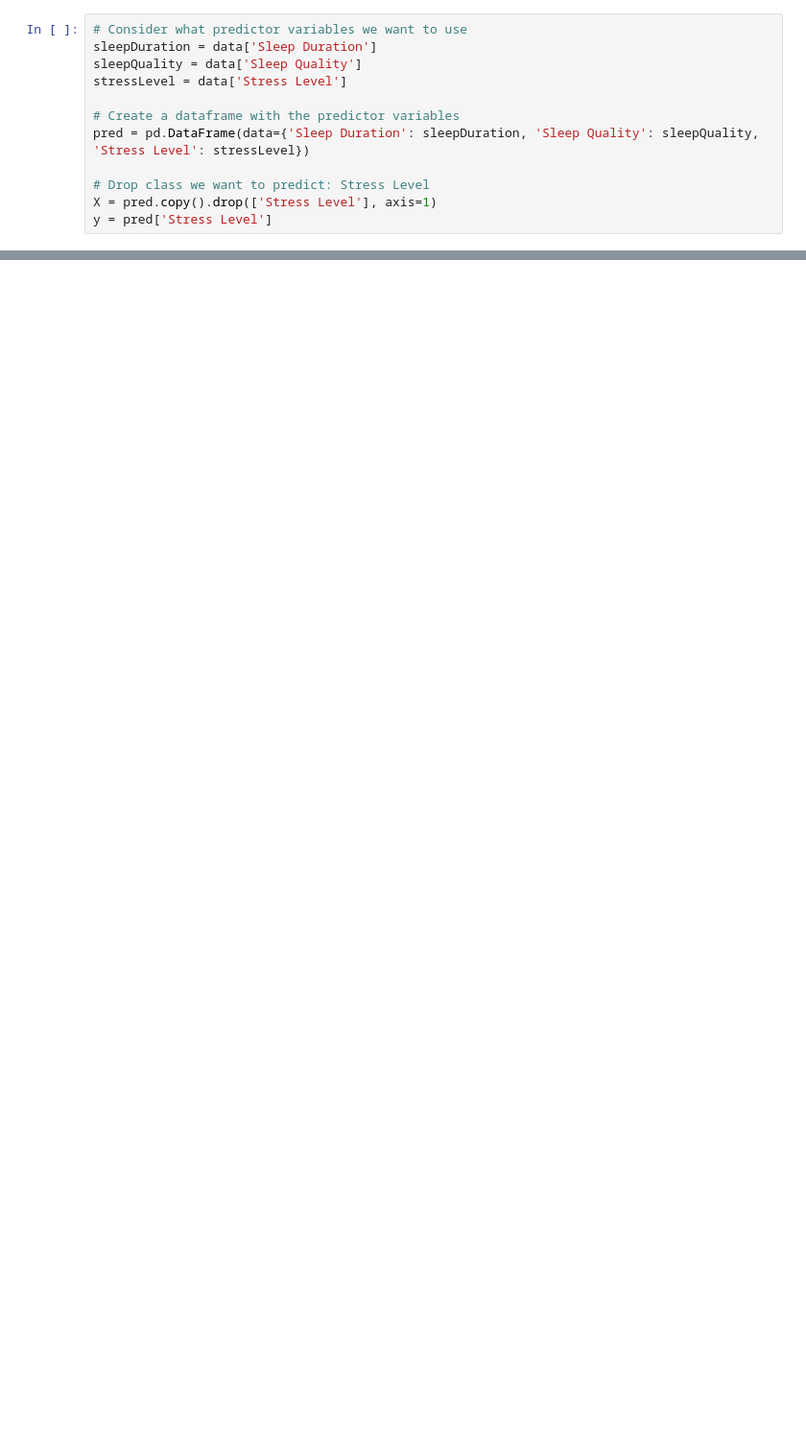
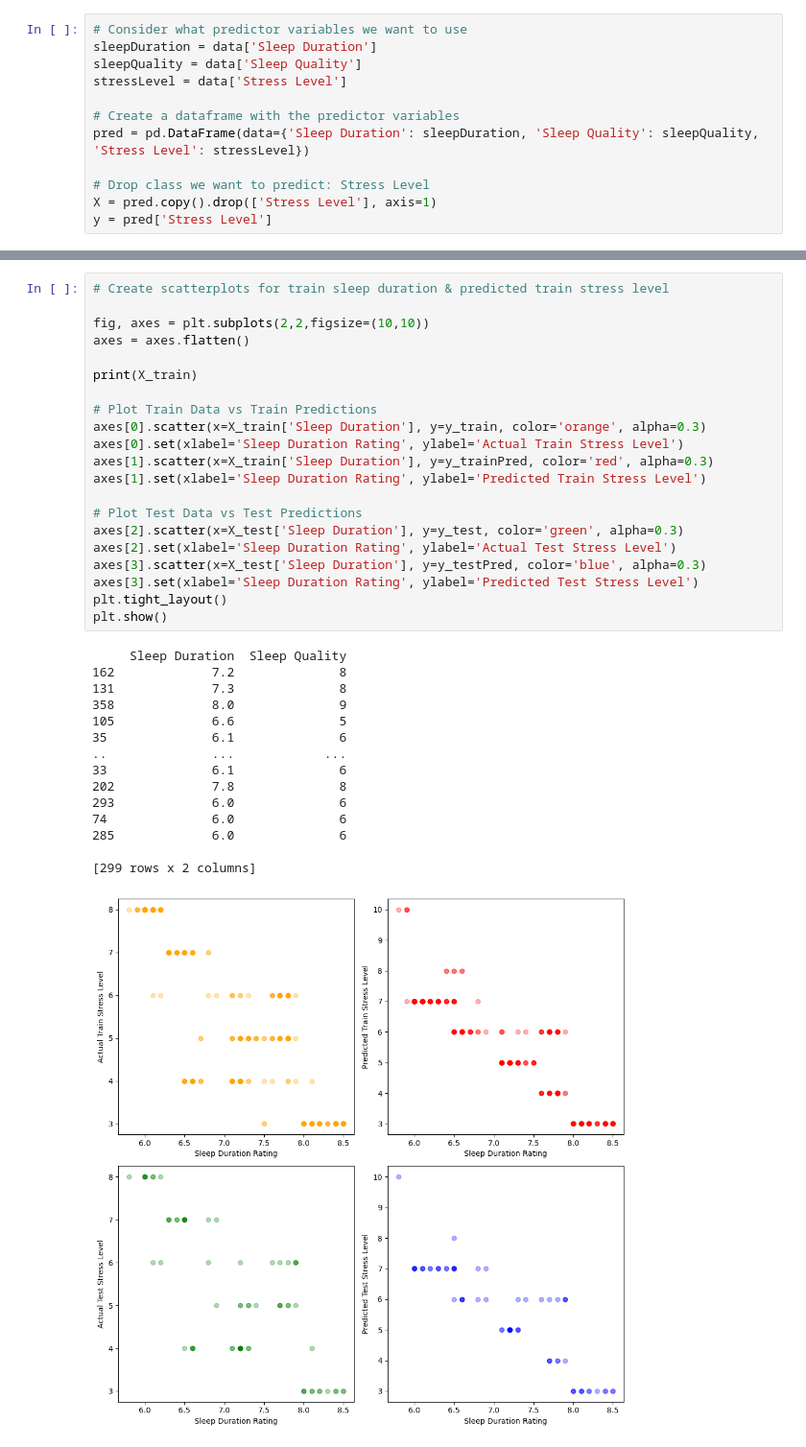
Before and after one commit to ryyu444/ECS-171-Group-Project, a Jupyter notebook: models/models.ipynb, the cells around one changed output, grey strips where cells are left out. Shown: that part at 96% size. Saved outputs shown, nothing was run; the diff lists cells and outputs as text; blank space fills up the shorter version.

```diff
--- a/models/models.ipynb
+++ b/models/models.ipynb
@@ -81,3 +104,40 @@ Test R^2: 0.6710891528810925
+# %%
+# Create scatterplots for train sleep duration & predicted train stress level
+
+fig, axes = plt.subplots(2,2,figsize=(10,10))
+axes = axes.flatten()
+
+print(X_train)
+
+# Plot Train Data vs Train Predictions
+axes[0].scatter(x=X_train['Sleep Duration'], y=y_train, color='orange', alpha=0.3)
+axes[0].set(xlabel='Sleep Duration Rating', ylabel='Actual Train Stress Level')
+axes[1].scatter(x=X_train['Sleep Duration'], y=y_trainPred, color='red', alpha=0.3)
+axes[1].set(xlabel='Sleep Duration Rating', ylabel='Predicted Train Stress Level')
+
+# Plot Test Data vs Test Predictions
+axes[2].scatter(x=X_test['Sleep Duration'], y=y_test, color='green', alpha=0.3)
+axes[2].set(xlabel='Sleep Duration Rating', ylabel='Actual Test Stress Level')
+axes[3].scatter(x=X_test['Sleep Duration'], y=y_testPred, color='blue', alpha=0.3)
+axes[3].set(xlabel='Sleep Duration Rating', ylabel='Predicted Test Stress Level')
+plt.tight_layout()
+plt.show()
+# %% [output]
+     Sleep Duration  Sleep Quality
+162             7.2              8
+131             7.3              8
+358             8.0              9
+105             6.6              5
+35              6.1              6
+..              ...            ...
+33              6.1              6
+202             7.8              8
+293             6.0              6
+74              6.0              6
+285             6.0              6
+
+[299 rows x 2 columns]
+[figure, added]
 # %%
 # logistic regression model
 
```
Also changed, not shown: parts of 7 cells of this notebook, 29 other files.
